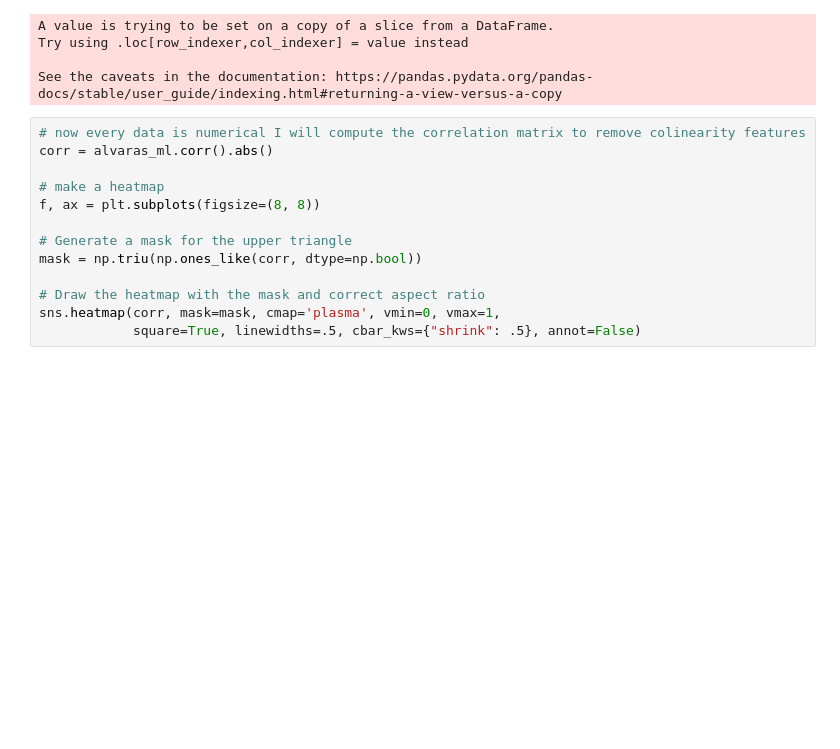
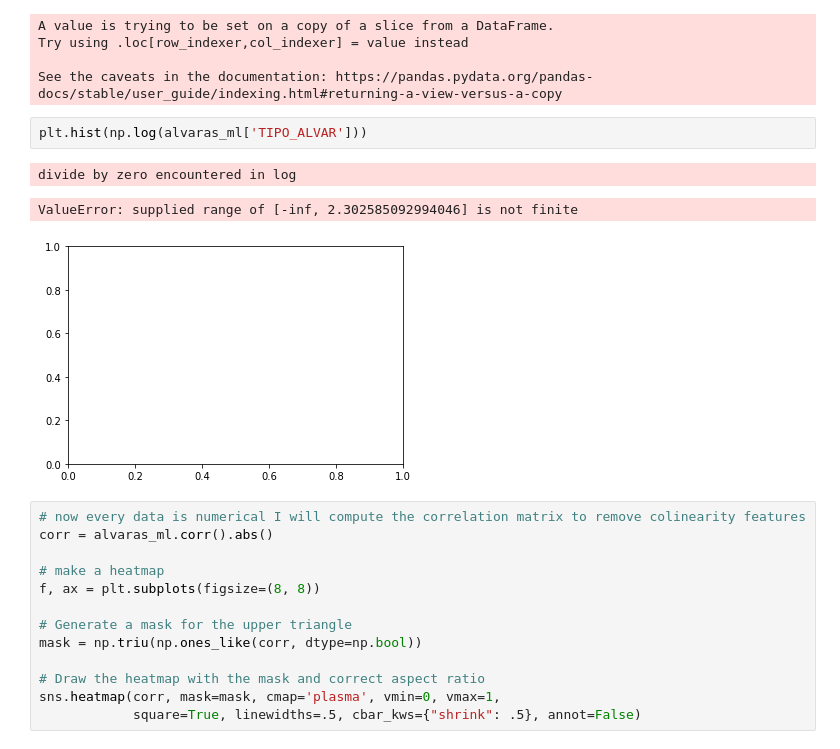
Before and after one commit to ricardozacarias/lisbon-buildings, a Jupyter notebook: construction.ipynb, the cells around one changed output. Saved outputs shown, nothing was run; the diff lists cells and outputs as text; blank space fills up the shorter version.

```diff
--- a/construction.ipynb
+++ b/construction.ipynb
@@ -102,6 +115,12 @@ A value is trying to be set on a copy of a slice from a DataFrame.
 Try using .loc[row_indexer,col_indexer] = value instead
 
 See the caveats in the documentation: https://pandas.pydata.org/pandas-docs/stable/user_guide/indexing.html#returning-a-view-versus-a-copy
+# %%
+plt.hist(np.log(alvaras_ml['TIPO_ALVAR']))
+# %% [output]
+divide by zero encountered in log
+ValueError: supplied range of [-inf, 2.302585092994046] is not finite
+[figure, added]
 # %%
 # now every data is numerical I will compute the correlation matrix to remove colinearity features
 corr = alvaras_ml.corr().abs()
```
Also changed, not shown: parts of 4 cells of this notebook.
